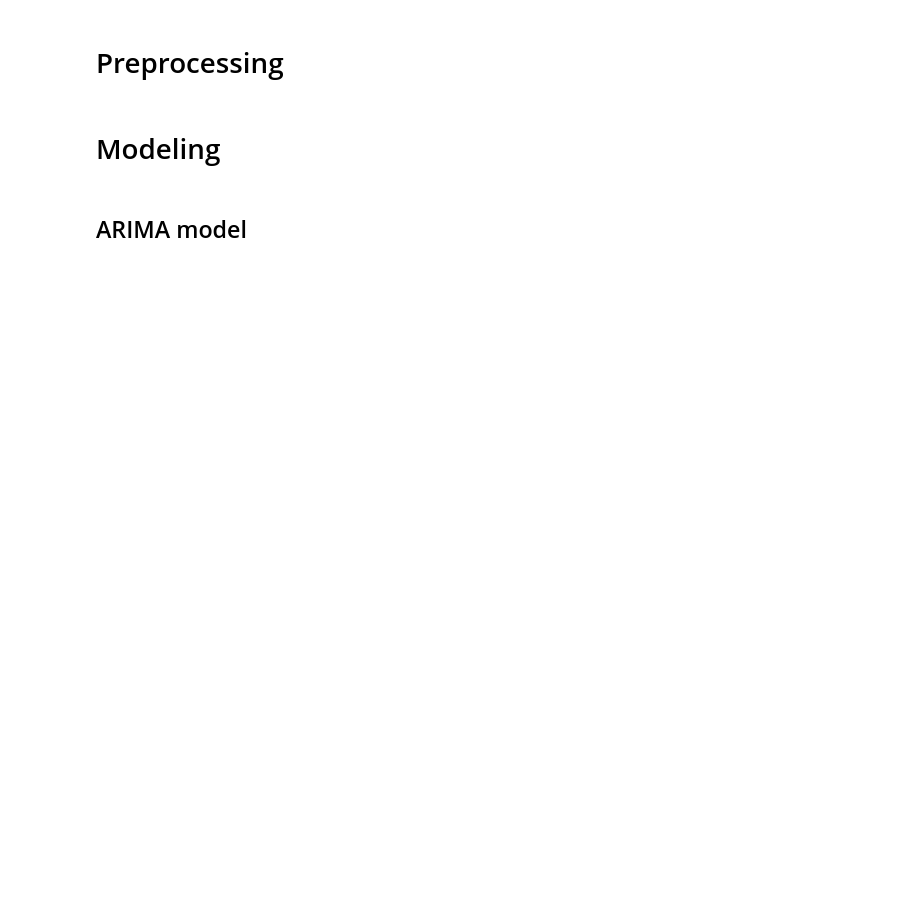
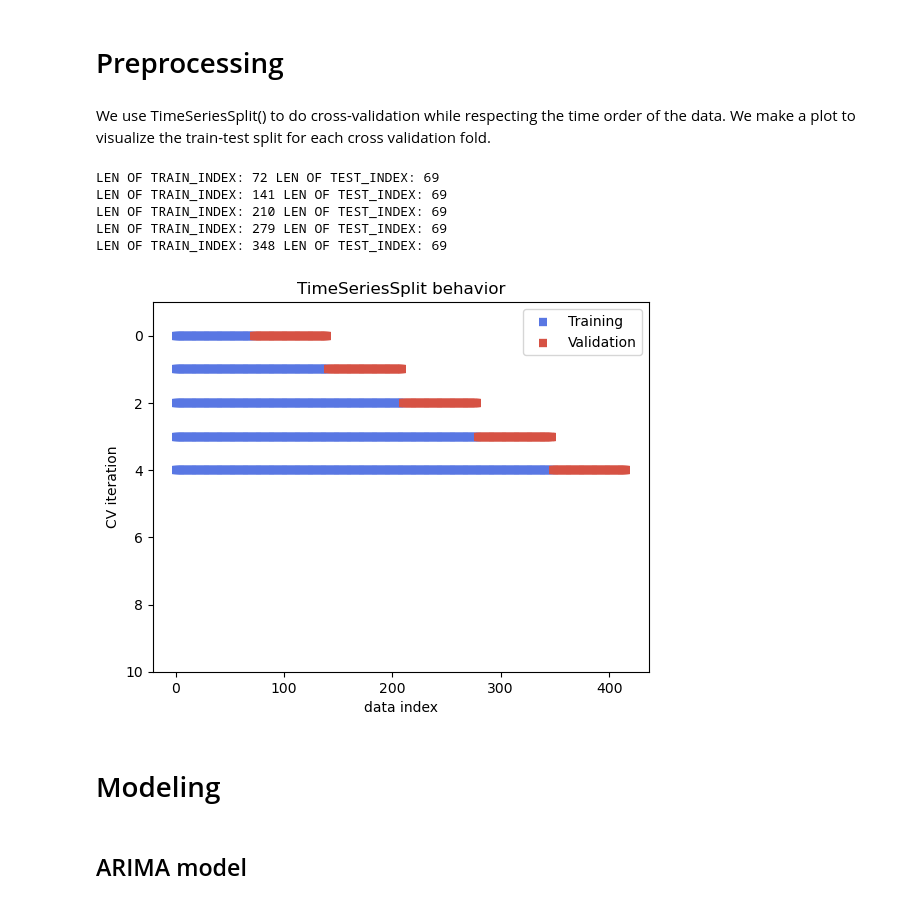
Before and after one commit to nhongphuc/Stock-prediction, a Jupyter notebook: Capstone3_part2.ipynb, the cells around one changed output. Drawn from its saved outputs; the diff is of its cells as text; code cells hidden in the pictures; blank space fills up the shorter version.

```diff
--- a/Capstone3_part2.ipynb
+++ b/Capstone3_part2.ipynb
@@ -27,5 +29,30 @@ returns.head()
+# %%
+#Converting the dataframe to a pandas series
+returns_series = returns['return']
 # %% [markdown]
 # Preprocessing
+# %% [markdown]
+We use TimeSeriesSplit() to do cross-validation while respecting the time order of the data. We make a plot to visualize the train-test split for each cross validation fold.
+# %%
+tscv = TimeSeriesSplit()
+
+fig, ax = plt.subplots()
+for ii, (train_index, test_index) in enumerate(tscv.split(returns_series)):
+    print("LEN OF TRAIN_INDEX:", len(train_index), "LEN OF TEST_INDEX:", len(test_index))
+    l1 = ax.scatter(train_index, [ii] * len(train_index), c=[plt.cm.coolwarm(.1)],
+                   marker='_', lw=6)
+    l2 = ax.scatter(test_index, [ii] * len(test_index), c=[plt.cm.coolwarm(.9)],
+                   marker='_', lw=6)
+    ax.set(ylim=[10,-1], title='TimeSeriesSplit behavior', xlabel='data index',
+           ylabel='CV iteration')
+    ax.legend([l1,l2], ['Training', 'Validation'])
+# %% [output]
+LEN OF TRAIN_INDEX: 72 LEN OF TEST_INDEX: 69
+LEN OF TRAIN_INDEX: 141 LEN OF TEST_INDEX: 69
+LEN OF TRAIN_INDEX: 210 LEN OF TEST_INDEX: 69
+LEN OF TRAIN_INDEX: 279 LEN OF TEST_INDEX: 69
+LEN OF TRAIN_INDEX: 348 LEN OF TEST_INDEX: 69
+[figure, added]
 # %% [markdown]
 # Modeling
 # %% [markdown]
```
Also changed, not shown: parts of 6 cells of this notebook.
